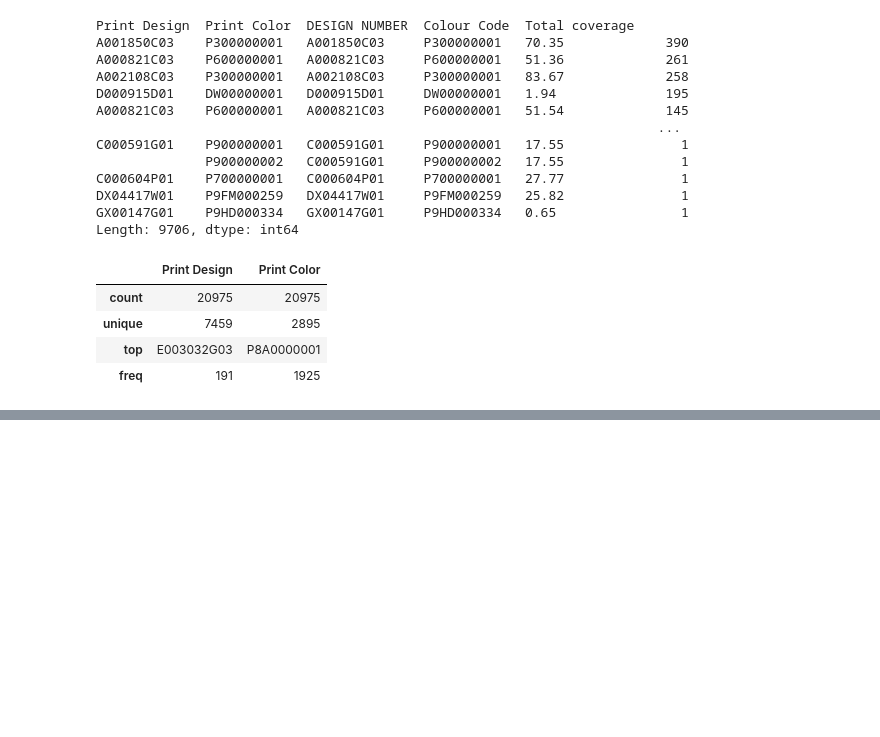
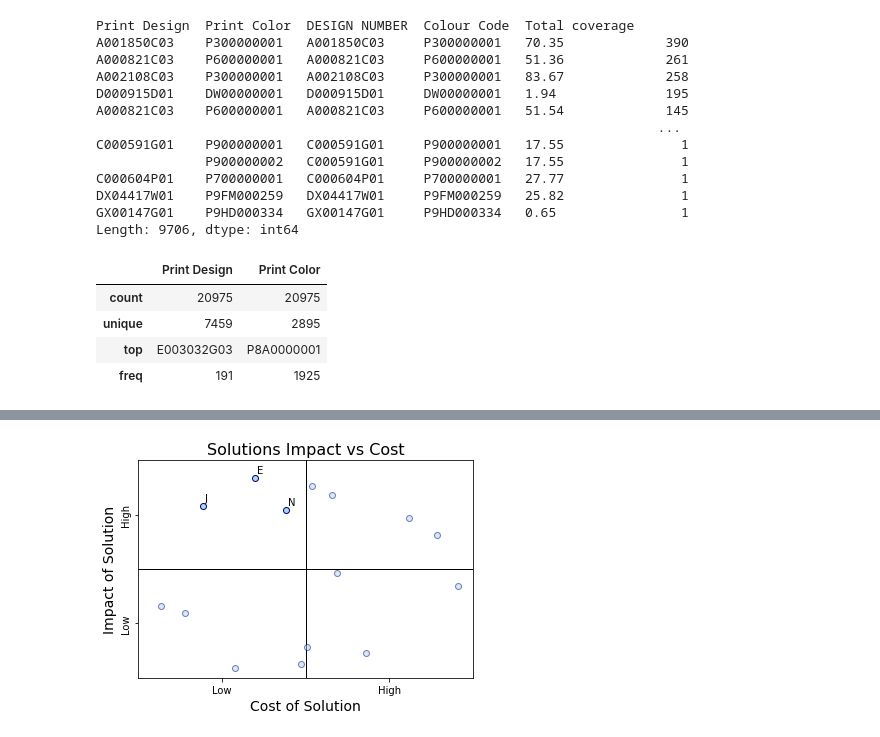
Before and after one commit to sinchan-s/F3P, a Jupyter notebook: main.ipynb, the cells around one changed output, grey strips where cells are left out. Saved outputs shown, nothing was run; the diff lists cells and outputs as text; code cells hidden in the pictures; blank space fills up the shorter version.

Commit message:
quad chart init

```diff
--- a/main.ipynb
+++ b/main.ipynb
@@ -394,0 +398,99 @@ des_df.describe()
+# %%
+import pandas as pd
+import numpy as np
+import matplotlib.pyplot as plt
+
+def quadrant_chart(x, y, xtick_labels=None, ytick_labels=None, data_labels=None,
+ highlight_quadrants=None, ax=None):
+    """
+    Create the classic four-quadrant chart.
+    Args:
+        x -- array-like, the x-coordinates to plot
+        y -- array-like, the y-coordinates to plot
+        xtick_labels -- list, default: None, a two-value list xtick labels
+        ytick_labels -- list, default: None, a two-value list of ytick labels
+        data_labels -- array-like, default: None, data point annotations
+        highlight_quadrants -- list, default: None, list of quadrants to
+            emphasize (quadrants are numbered 1-4)
+        ax -- matplotlib.axes object, default: None, the user can pass their own
+            axes object if desired
+    """
+    # allow user to specify their own axes
+    ax = ax if ax else plt.axes()
+
+    data = pd.DataFrame({'x': x, 'y': y, 'data_labels': data_labels})
+
+    # calculate averages up front to avoid repeated calculations
+    y_avg = data['y'].mean()
+    x_avg = data['x'].mean()
+
+    # set x limits
+    adj_x = max((data['x'].max() - x_avg), (x_avg - data['x'].min())) * 1.1
+    lb_x, ub_x = (x_avg - adj_x, x_avg + adj_x)
+    ax.set_xlim(lb_x, ub_x)
+
+    # set y limits
+    adj_y = max((data['y'].max() - y_avg), (y_avg - data['y'].min())) * 1.1
+    lb_y, ub_y = (y_avg - adj_y, y_avg + adj_y)
+    ax.set_ylim(lb_y, ub_y)
+
+    # set x tick labels
+    if xtick_labels:
+        ax.set_xticks([(x_avg - adj_x / 2), (x_avg + adj_x / 2)])
+        ax.set_xticklabels(xtick_labels)
+
+    # set y tick labels
+    if ytick_labels:
+        ax.set_yticks([(y_avg - adj_y / 2), (y_avg + adj_y / 2)])
+        ax.set_yticklabels(ytick_labels, rotation='vertical', va='center')
+
+    # determine which points to highlight
+    if highlight_quadrants:
+        quadrants = []
+        for x_val, y_val in zip(x, y):
+            q = []
+            if (x_val >= x_avg) and (y_val >= y_avg):
+                q.append(1)
+            if (x_val <= x_avg) and (y_val >= y_avg):
+                q.append(2)
+            if (x_val <= x_avg) and (y_val <= y_avg):
+                q.append(3)
+            if (x_val >= x_avg) and (y_val <= y_avg):
+                q.append(4)
+            quadrants.append(q)
+        data['quadrant'] = quadrants
+
+        # boolean mask - True = highlight, False = don't highlight
+        highlight = data['quadrant'].apply(lambda q: len(set(
+        highlight_quadrants) & set(q)) > 0)
+
+        # plot the non-highlighted points within the conditional block
+        ax.scatter(data['x'][~highlight], data['y'][~highlight], alpha=0.5,
+        c='lightblue', edgecolor='darkblue', zorder=99)
+        data = data[highlight]
+
+    # plot remaining points and quadrant lines
+    ax.scatter(x=data['x'], y=data['y'], c='lightblue', edgecolor='darkblue',
+    zorder=99)
+    ax.axvline(x_avg, c='k', lw=1)
+    ax.axhline(y_avg, c='k', lw=1)
+
+    # add data labels
+    for ix, row in data.iterrows():
+        ax.annotate(row['data_labels'], (row['x'], row['y']), xytext=(2, 5),
+        textcoords='offset pixels')
+
+
+quadrant_chart(
+    x=np.random.random(15),
+    y=np.random.random(15),
+    xtick_labels=['Low', 'High'],
+    ytick_labels=['Low', 'High'],
+    data_labels=['A', 'B', 'C', 'D', 'E', 'F', 'G', 'H', 'I', 'J', 'K', 'L',
+        'M', 'N', 'O'],
+    highlight_quadrants=[2]
+)
+plt.title('Solutions Impact vs Cost', fontsize=16)
+plt.ylabel('Impact of Solution', fontsize=14)
+plt.xlabel('Cost of Solution', fontsize=14)
+# %% [output]
@@ -394,0 +498 @@ des_df.describe()
+[figure, added]
```
Also changed, not shown: parts of 2 cells of this notebook.
